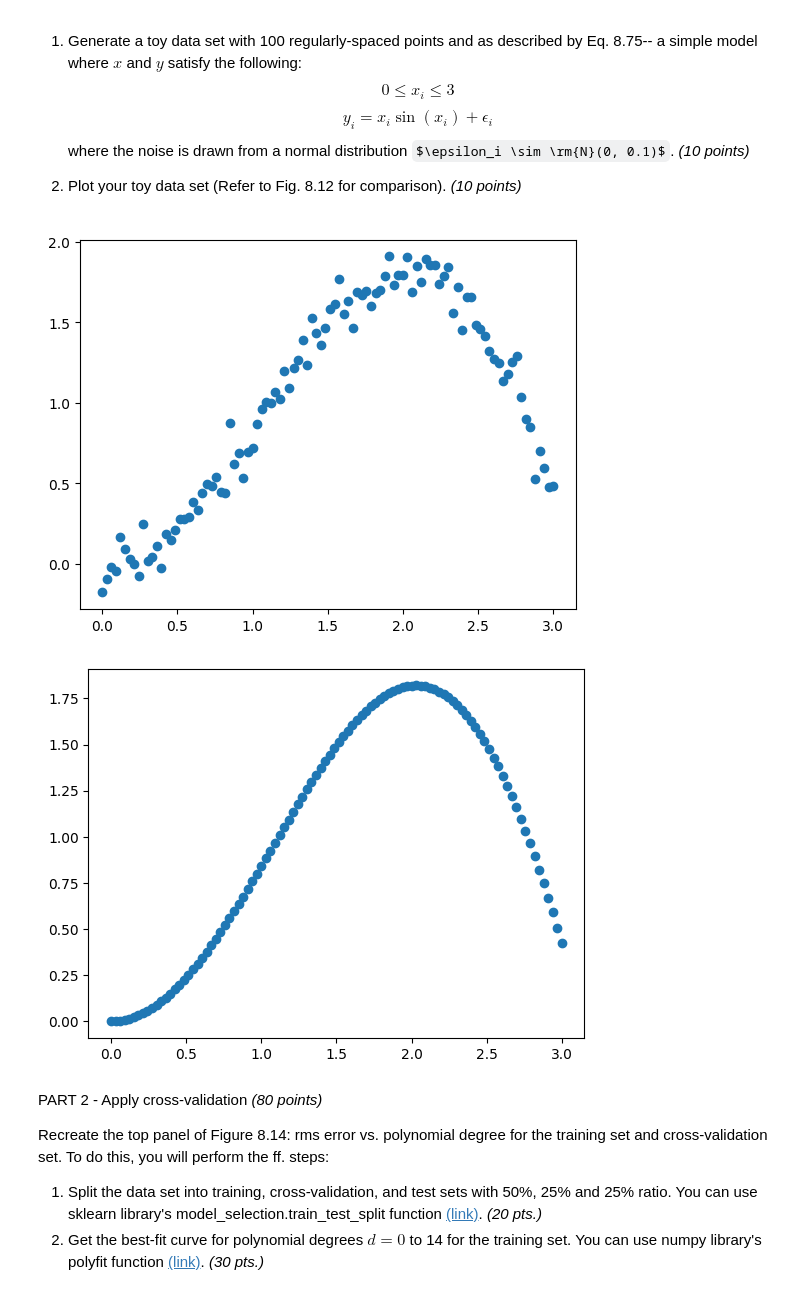
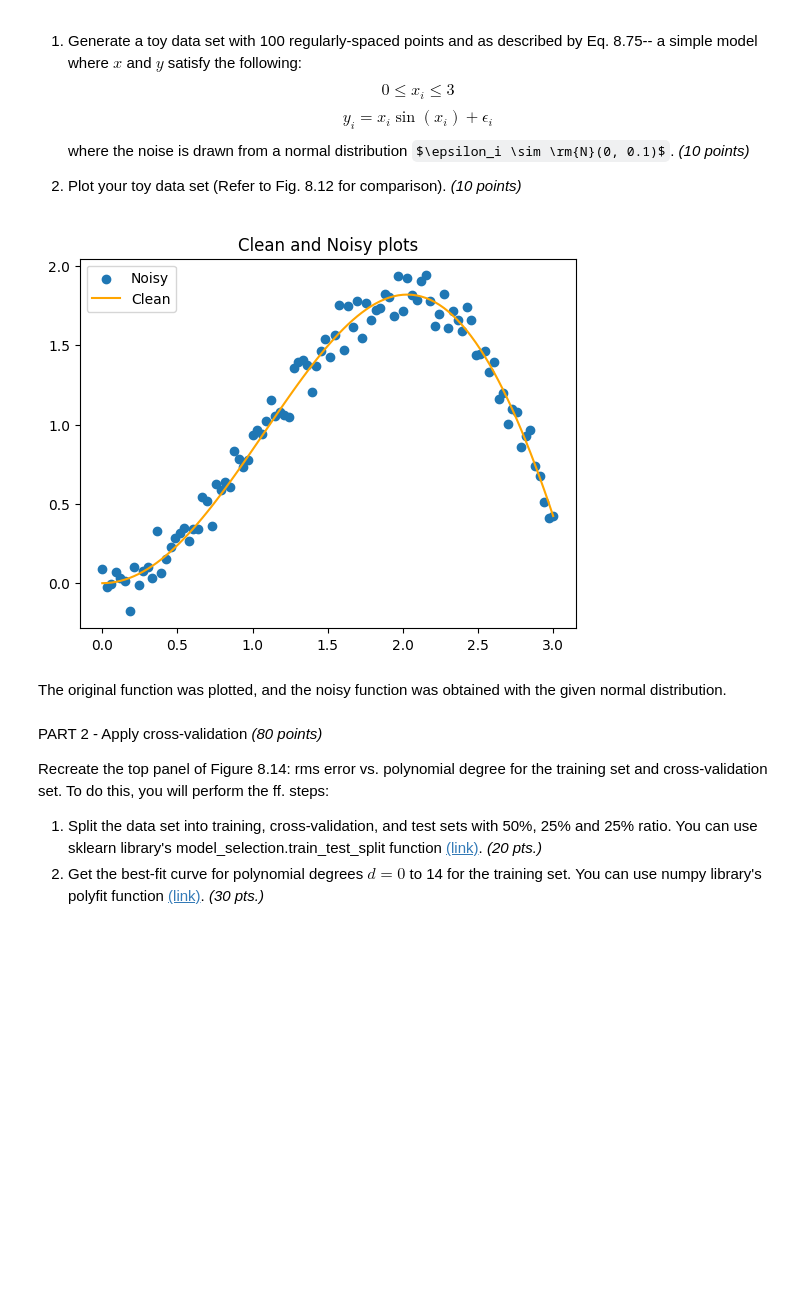
Before and after one commit to Damalius/Applied-Physics-157, a Jupyter notebook: Estacio_lab_assignment_A1.ipynb, the cells around one changed output. Cells and saved outputs as stored; diff of their text form; code cells hidden in the pictures; some formulas as TeX source; blank space fills up the shorter version.

```diff
--- a/Estacio_lab_assignment_A1.ipynb
+++ b/Estacio_lab_assignment_A1.ipynb
@@ -47,20 +47,25 @@ where the noise is drawn from a normal distribution $\epsilon_i \sim \rm{N}(0, 0
 # %%
 mean = 0
 variance = 0.1
 SD = variance**0.5
 N = 100
+# Initialize values and sample size
 
 x = np.linspace(0, 3, N)
 E = np.random.normal(mean, 0.1, N)
+# Use 0.1 because actual SD is too noisy
 y_clean = x*np.sin(x)
 y_noisy = x*np.sin(x) + E
 plt.scatter(x, y_noisy)
+plt.plot(x, y_clean, color = "orange")
+plt.legend(["Noisy", "Clean"], loc = "upper left")
+plt.title("Clean and Noisy plots")
 plt.show()
-plt.scatter(x, y_clean)
-plt.show()
+# Plot clean and noisy functions
 # %% [output]
-[figure, old version]
+[figure, new version]
-[figure, removed]
+# %% [markdown]
+The original function was plotted, and the noisy function was obtained with the given normal distribution.
 # %% [markdown]
 PART 2 - Apply cross-validation *(80 points)*
 
```
Also changed, not shown: parts of 5 cells of this notebook.
